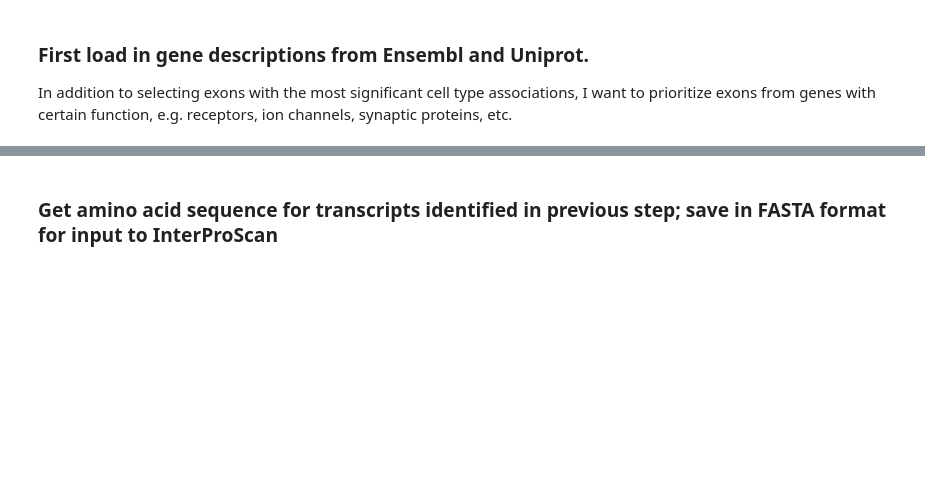
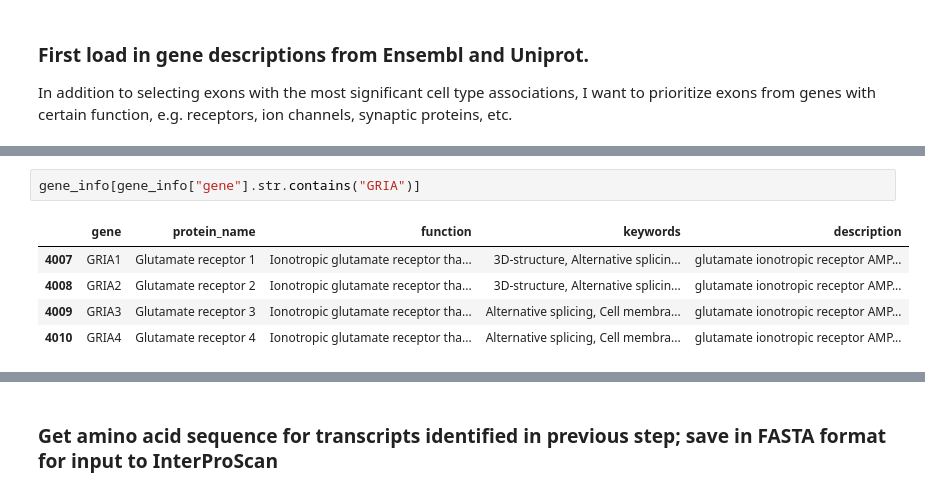
Before and after one commit to reliscu/bulk_splicing_GTEx_cortex, a Jupyter notebook: 28_filter_exons_for_interproscan.ipynb, the cells around one changed output, grey strips where cells are left out. Drawn from its saved outputs; the diff is of its cells as text; blank space fills up the shorter version.

```diff
--- a/28_filter_exons_for_interproscan.ipynb
+++ b/28_filter_exons_for_interproscan.ipynb
@@ -22,0 +42,8 @@ signif_exons = signif_exons.rename(columns={signif_exons.columns[0]: "event"})
+# %%
+gene_info[gene_info["gene"].str.contains("GRIA")]
+# %% [output]
+|  | gene | protein_name | function | keywords | description |
+| 4007 | GRIA1 | Glutamate receptor 1 | Ionotropic glutamate receptor tha... | 3D-structure, Alternative splicin... | glutamate ionotropic receptor AMP... |
+| 4008 | GRIA2 | Glutamate receptor 2 | Ionotropic glutamate receptor tha... | 3D-structure, Alternative splicin... | glutamate ionotropic receptor AMP... |
+| 4009 | GRIA3 | Glutamate receptor 3 | Ionotropic glutamate receptor tha... | Alternative splicing, Cell membra... | glutamate ionotropic receptor AMP... |
+| 4010 | GRIA4 | Glutamate receptor 4 | Ionotropic glutamate receptor tha... | Alternative splicing, Cell membra... | glutamate ionotropic receptor AMP... |
```
Also changed, not shown: parts of 14 cells of this notebook, 1 other file.
